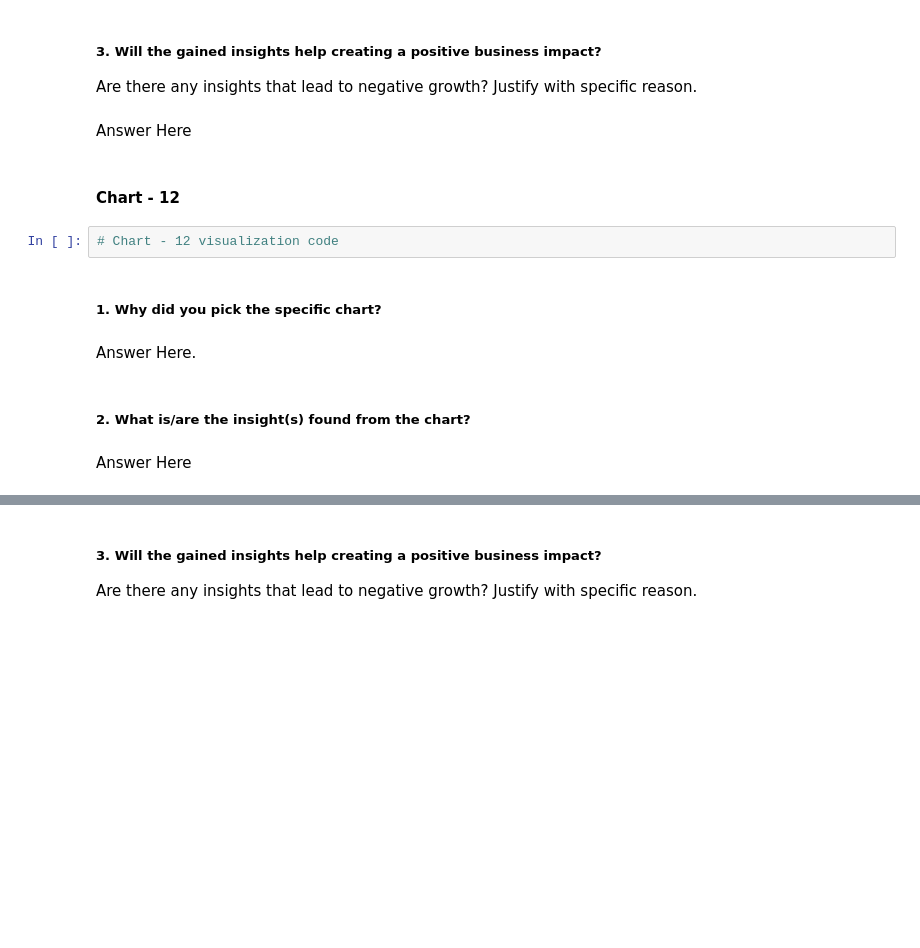
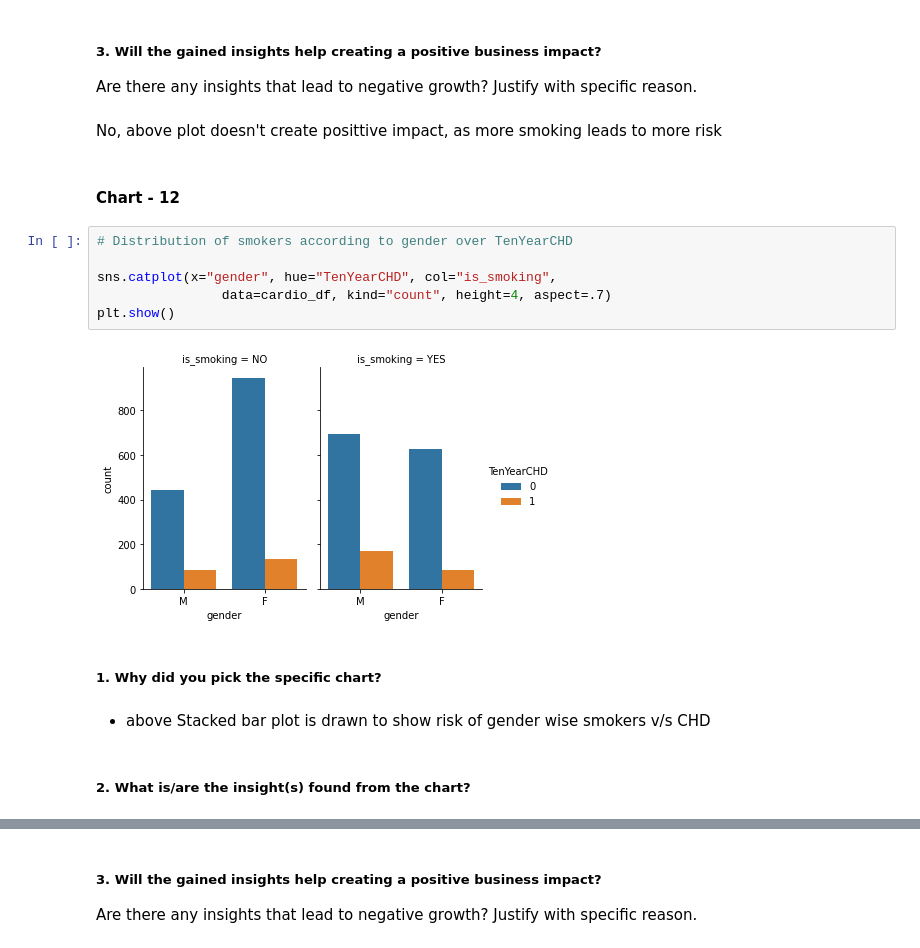
Before and after one commit to sakshantG/Cardiovascular_Risk_Prediction, a Jupyter notebook: Copy_of_Sample_ML_Submission_Template.ipynb, the cells around one changed output, grey strips where cells are left out. Saved outputs shown, nothing was run; the diff lists cells and outputs as text; blank space fills up the shorter version.

```diff
--- a/Copy_of_Sample_ML_Submission_Template.ipynb
+++ b/Copy_of_Sample_ML_Submission_Template.ipynb
@@ -861,17 +854,21 @@ Answer Here
 # %% [markdown]
 ##### 3. Will the gained insights help creating a positive business impact?
 Are there any insights that lead to negative growth? Justify with specific reason.
-# %% [markdown]
-Answer Here
+# %% [markdown]
+No, above plot doesn't create posittive impact, as more smoking leads to more risk
 # %% [markdown]
 #### Chart - 12
-# %%
-# Chart - 12 visualization code
+# %%
+# Distribution of smokers according to gender over TenYearCHD
+
+sns.catplot(x="gender", hue="TenYearCHD", col="is_smoking",
+                data=cardio_df, kind="count", height=4, aspect=.7)
+plt.show()
+# %% [output]
+[figure, added]
 # %% [markdown]
 ##### 1. Why did you pick the specific chart?
-# %% [markdown]
-Answer Here.
+# %% [markdown]
+* above Stacked bar plot is drawn to show risk of gender wise smokers v/s CHD
 # %% [markdown]
 ##### 2. What is/are the insight(s) found from the chart?
-# %% [markdown]
-Answer Here
```
Also changed, not shown: parts of 78 cells of this notebook.
